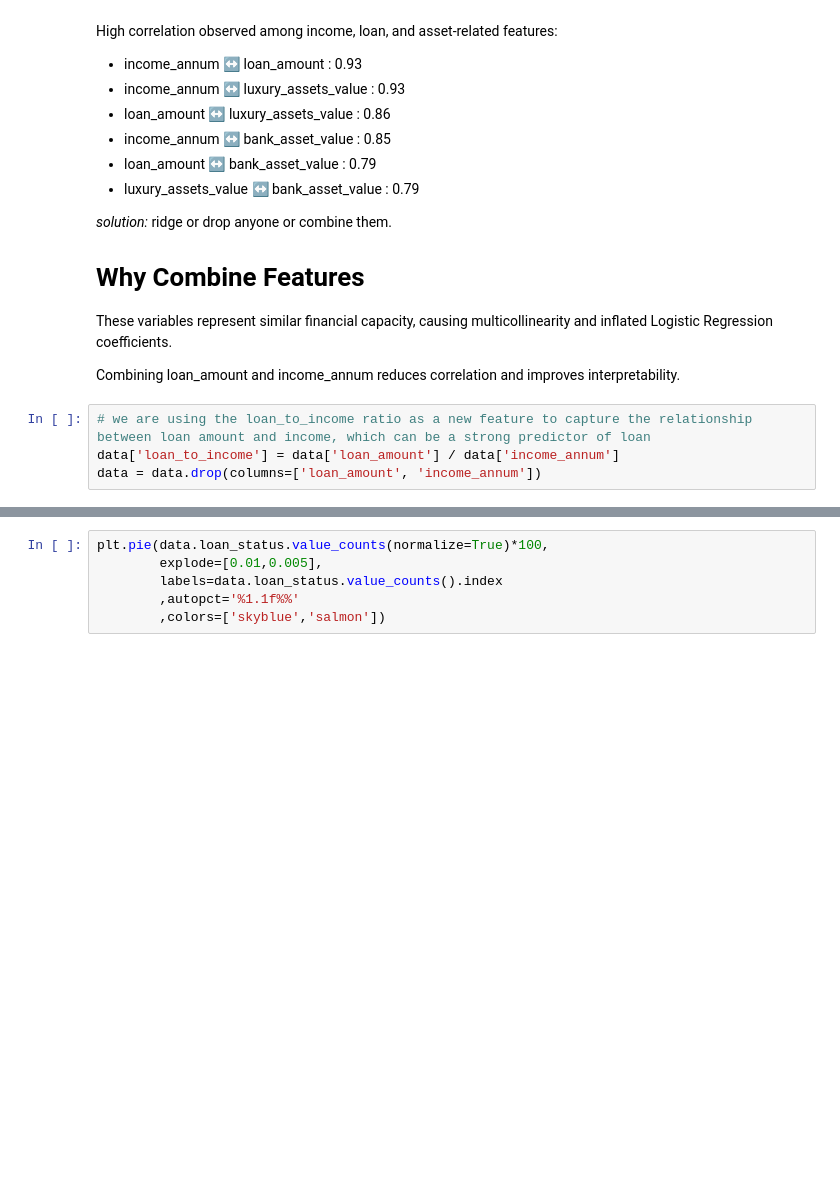
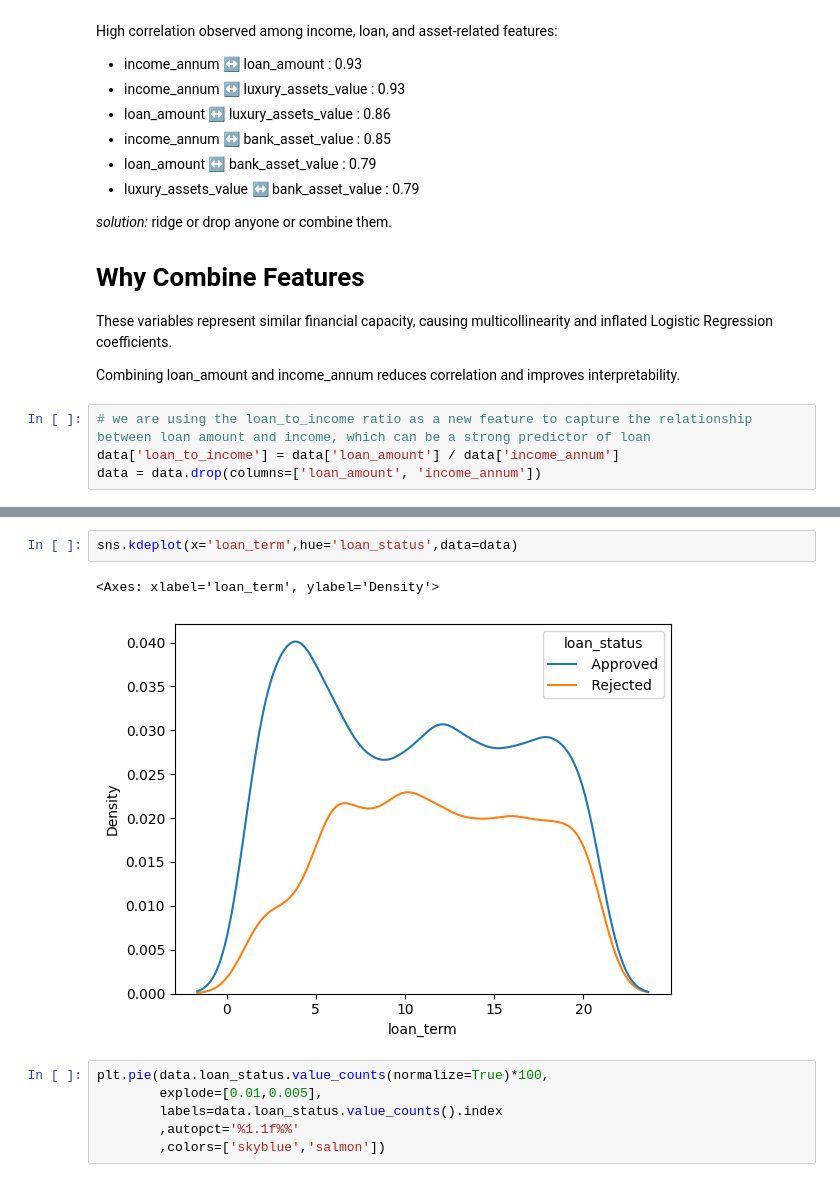
Before and after one commit to DataShoaib/Loan-Predictor, a Jupyter notebook: notebook/loan_predictor.ipynb, the cells around one changed output, grey strips where cells are left out. Cells and saved outputs as stored; diff of their text form; blank space fills up the shorter version.

```diff
--- a/notebook/loan_predictor.ipynb
+++ b/notebook/loan_predictor.ipynb
@@ -390,3 +398,8 @@ sns.heatmap(data.corr(numeric_only=True),annot=True,cmap='coolwarm')
+# %%
+sns.kdeplot(x='loan_term',hue='loan_status',data=data)
+# %% [output]
+<Axes: xlabel='loan_term', ylabel='Density'>
+[figure, added]
 # %%
 plt.pie(data.loan_status.value_counts(normalize=True)*100,
         explode=[0.01,0.005],
```
Also changed, not shown: parts of 13 cells of this notebook, 5 other files.
